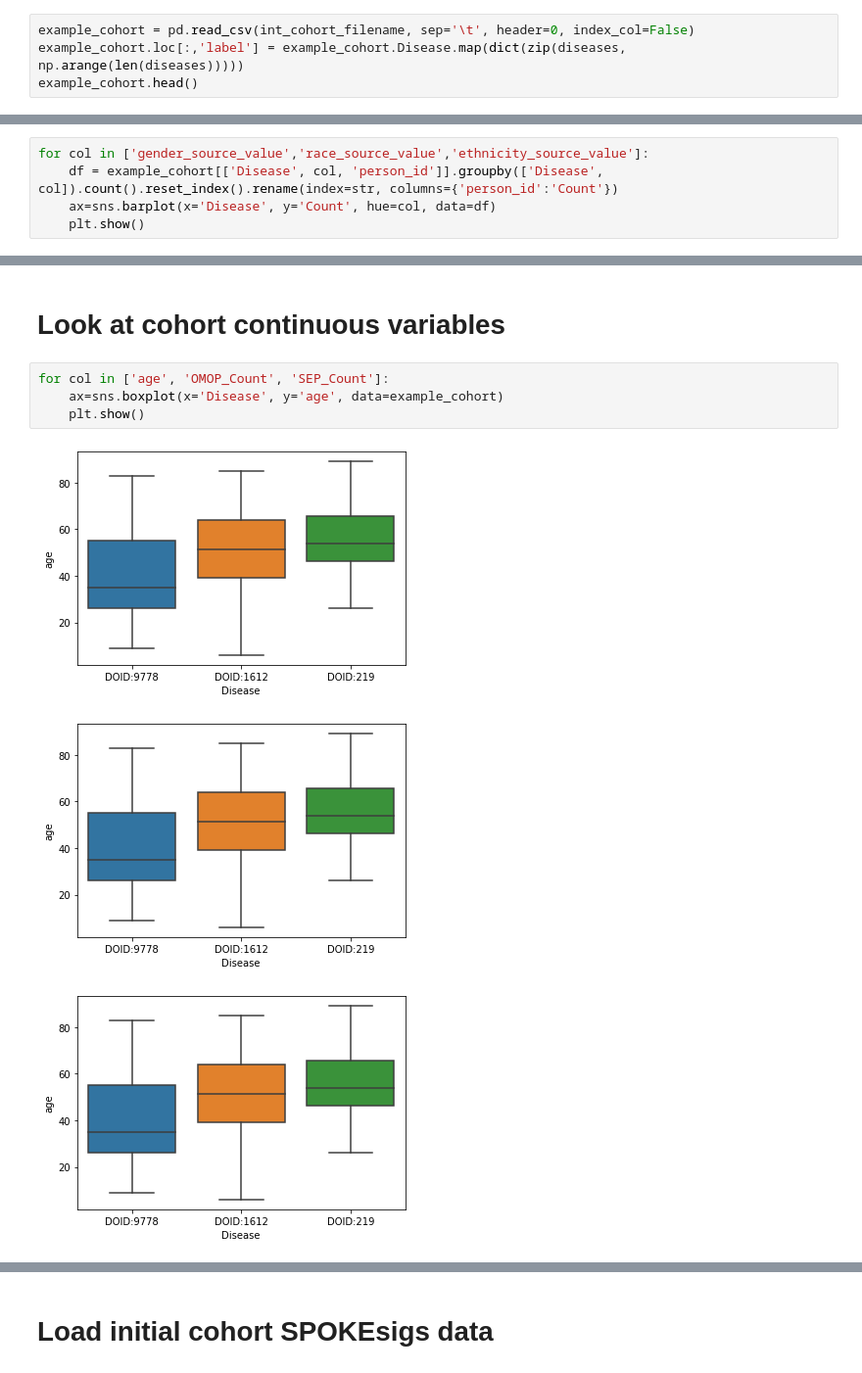
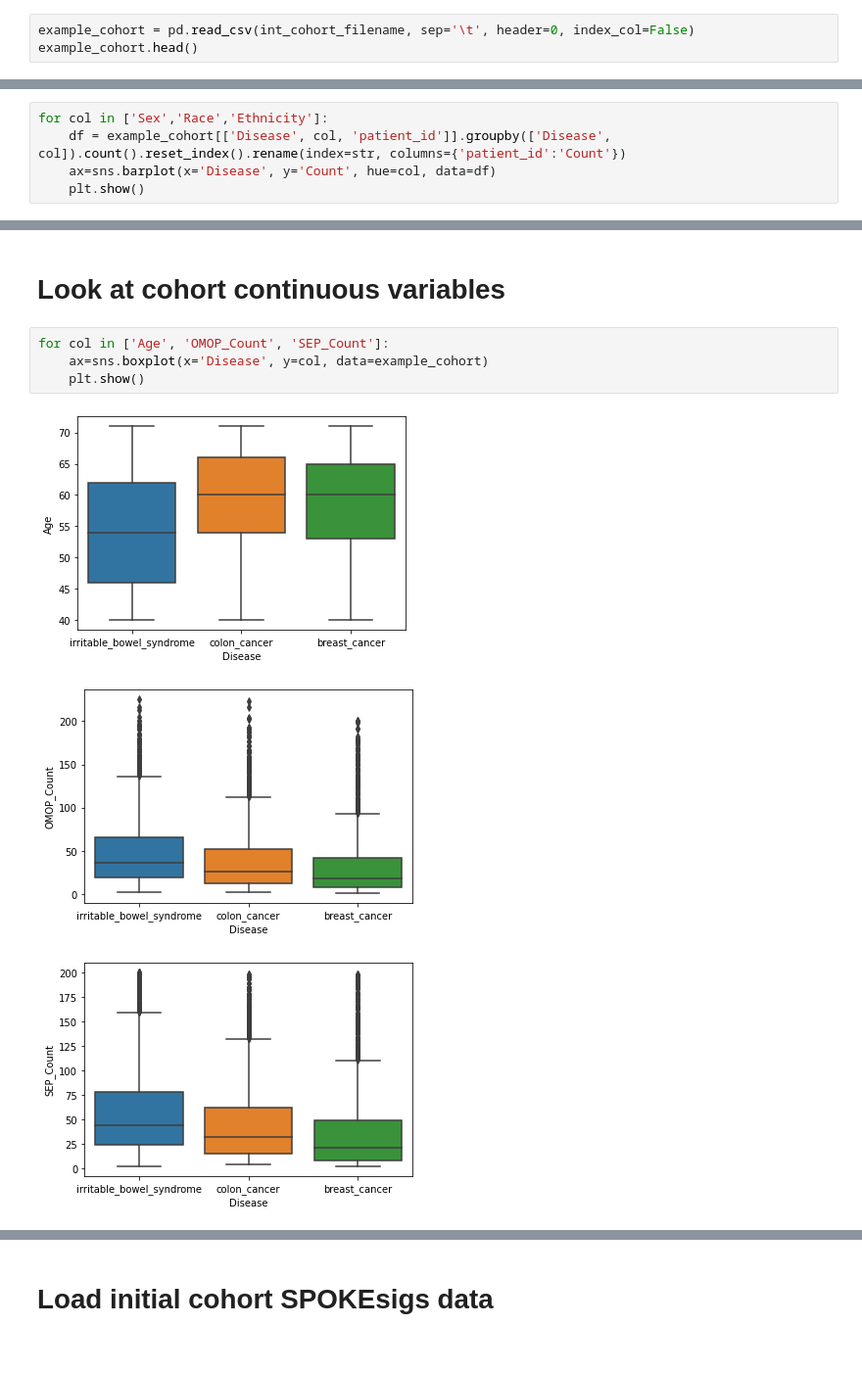
Before and after one commit to BaranziniLab/SPOKEsig-Workshop, a Jupyter notebook: code/patient_spoke_sig_analysis-Copy1.ipynb, the cells around one changed output, grey strips where cells are left out. Shown: that part at 98% size. Drawn from its saved outputs; the diff is of its cells as text.

```diff
--- a/code/patient_spoke_sig_analysis-Copy1.ipynb
+++ b/code/patient_spoke_sig_analysis-Copy1.ipynb
@@ -53,6 +49,5 @@ loading Disease PSEVs for workshop ...
 # Load initial cohort
 # %%
 example_cohort = pd.read_csv(int_cohort_filename, sep='\t', header=0, index_col=False)
-example_cohort.loc[:,'label'] = example_cohort.Disease.map(dict(zip(diseases, np.arange(len(diseases)))))
 example_cohort.head()
 # %% [output]
@@ -65,8 +60,8 @@ example_cohort.head()
 # %% [markdown]
 # Look at cohort demographics
 # %%
-for col in ['gender_source_value','race_source_value','ethnicity_source_value']:
-    df = example_cohort[['Disease', col, 'person_id']].groupby(['Disease', col]).count().reset_index().rename(index=str, columns={'person_id':'Count'})
+for col in ['Sex','Race','Ethnicity']:
+    df = example_cohort[['Disease', col, 'patient_id']].groupby(['Disease', col]).count().reset_index().rename(index=str, columns={'patient_id':'Count'})
     ax=sns.barplot(x='Disease', y='Count', hue=col, data=df)
     plt.show()
 # %% [output]
@@ -76,10 +71,10 @@ for col in ['gender_source_value','race_source_value','ethnicity_source_value']:
 # %% [markdown]
 # Look at cohort continuous variables
 # %%
-for col in ['age', 'OMOP_Count', 'SEP_Count']:
-    ax=sns.boxplot(x='Disease', y='age', data=example_cohort)
+for col in ['Age', 'OMOP_Count', 'SEP_Count']:
+    ax=sns.boxplot(x='Disease', y=col, data=example_cohort)
     plt.show()
 # %% [output]
-[figure, old version]
+[figure, new version]
-[figure, old version]
+[figure, new version]
-[figure, old version]
+[figure, new version]
```
Also changed, not shown: parts of 20 cells of this notebook, 2 other files.
